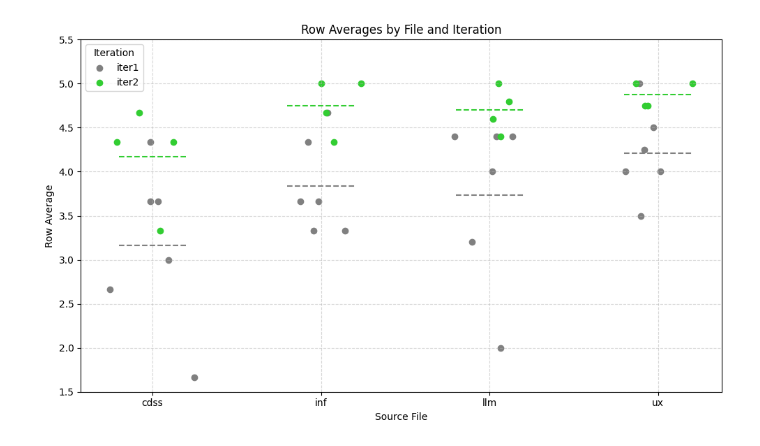
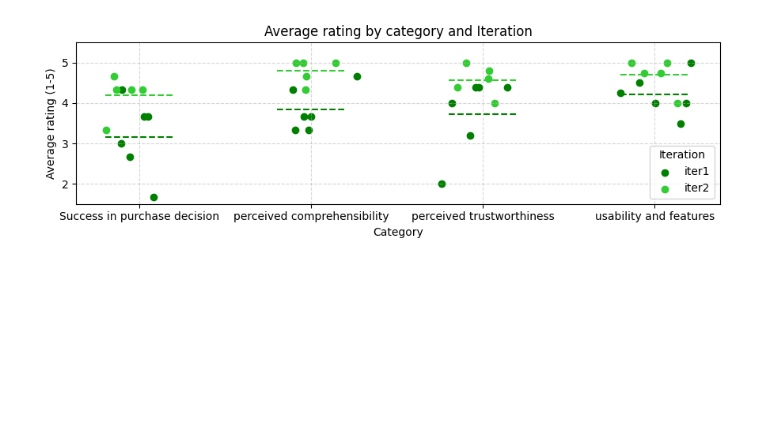
Before and after one commit to Monsieur-Bandana/thesis_google_run_prototype, a Jupyter notebook: quesionare_evaluation/graph_generator.ipynb, the cells around one changed output. Cells and saved outputs as stored; diff of their text form; code cells hidden in the pictures; blank space fills up the shorter version.

```diff
--- a/quesionare_evaluation/graph_generator.ipynb
+++ b/quesionare_evaluation/graph_generator.ipynb
@@ -76,36 +76,45 @@ avgdf
 # %%
 import matplotlib.pyplot as plt
 
-plt.figure(figsize=(10, 6))
+plt.figure(figsize=(9, 3))
 
-colors = {"iter1": "gray", "iter2": "limegreen"}
+colors = {"iter1": "green", "iter2": "limegreen"}
 
 
 top_labels = list(avgdf.columns.levels[0])
 
 for i, top_label in enumerate(top_labels):
     for sub_label in avgdf[top_label].columns:
         avg_val = avgdf.loc['Column_Avg', (top_label, sub_label)]
 
         plt.hlines(avg_val, i - 0.2, i + 0.2, colors=colors.get(sub_label, 'blue'), linestyles='dashed')
         y_values = avgdf[(top_label, sub_label)]
 
         if sub_label == 'iter1':
             y_values = y_values.iloc[:-1]
         elif sub_label == 'iter2':
-            y_values = y_values.iloc[:-3]
+            y_values = y_values.iloc[:-2]
 
-        x_jitter = i + np.random.normal(0, 0.1, size=len(y_values))
+        x_jitter = i + np.random.normal(0, 0.13, size=len(y_values))
         plt.scatter(x_jitter, y_values, color=colors.get(sub_label, 'blue'), label=sub_label if i == 0 else "")
 
-plt.xticks(range(len(top_labels)), top_labels)
+label_map = {
+    'ux': 'usability and features',
+    'llm': 'perceived trustworthiness',
+    'cdss': 'Success in purchase decision',
+    'inf': 'perceived comprehensibility'
+}
+
+custom_labels = [label_map.get(lbl, lbl) for lbl in top_labels]
+
+plt.xticks(range(len(top_labels)), custom_labels, rotation=0, ha='center')
 plt.ylim(1.5, 5.5)
-plt.ylabel("Row Average")
-plt.xlabel("Source File")
-plt.title("Row Averages by File and Iteration")
+plt.ylabel("Average rating (1-5)")
+plt.xlabel("Category")
+plt.title("Average rating by category and Iteration")
 plt.grid(True, linestyle='--', alpha=0.5)
 plt.legend(title="Iteration")
 plt.tight_layout()
 plt.show()
 # %% [output]
-[figure, old version]
+[figure, new version]
```
Also changed, not shown: parts of 4 cells of this notebook, 6 other files.
